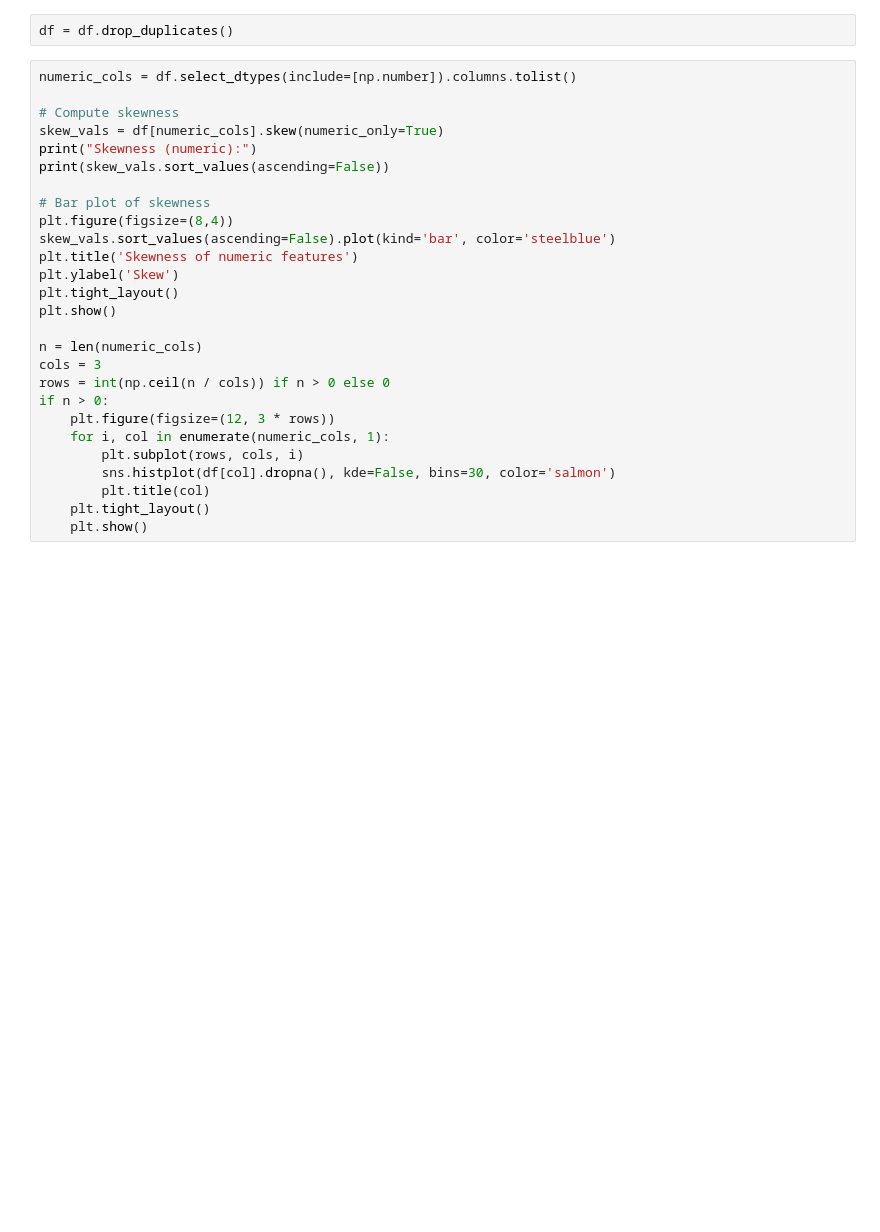
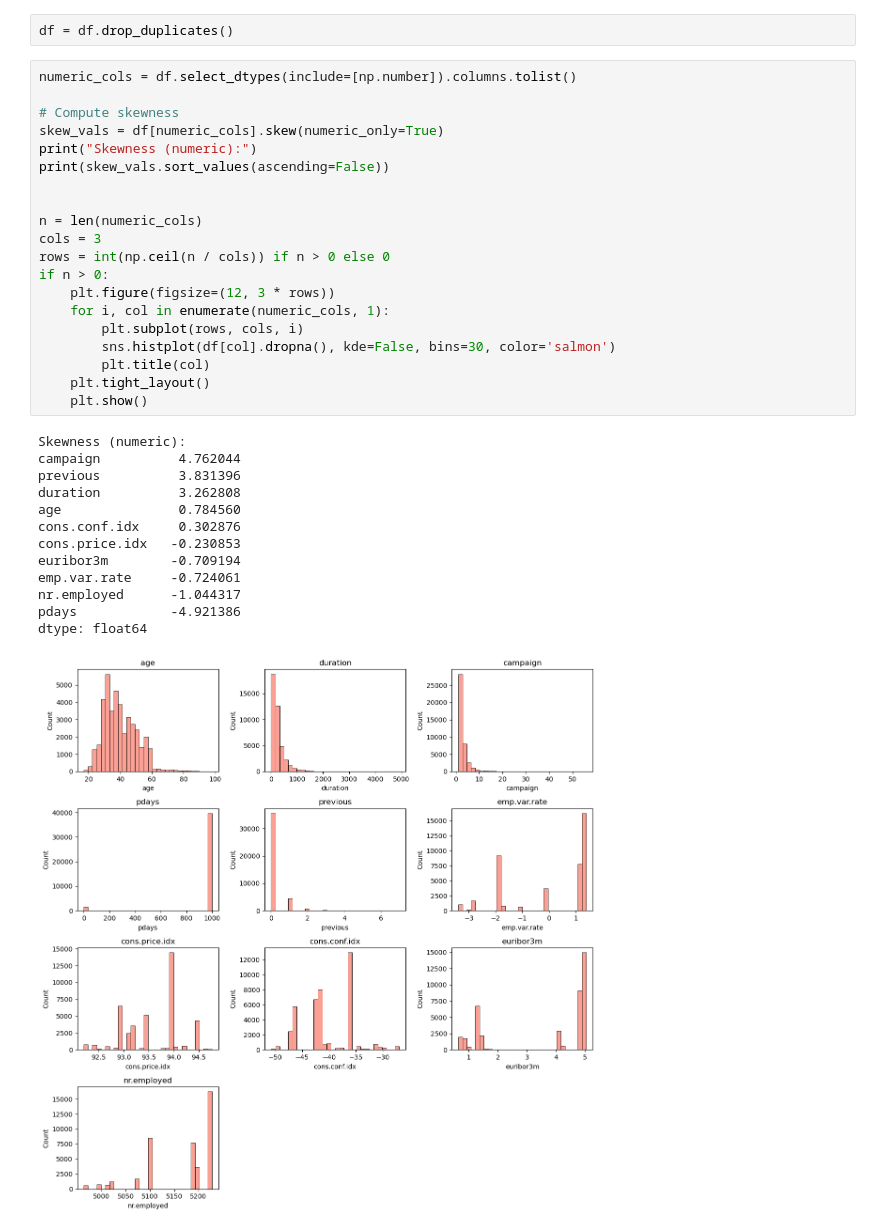
Before and after one commit to Malaravan13/ANN, a Jupyter notebook: code.ipynb, the cells around one changed output. Cells and saved outputs as stored; diff of their text form; blank space fills up the shorter version.

```diff
--- a/code.ipynb
+++ b/code.ipynb
@@ -26,30 +48,37 @@ df = df.drop_duplicates()
 # %%
 numeric_cols = df.select_dtypes(include=[np.number]).columns.tolist()
 
 # Compute skewness
 skew_vals = df[numeric_cols].skew(numeric_only=True)
 print("Skewness (numeric):")
 print(skew_vals.sort_values(ascending=False))
 
-# Bar plot of skewness
-plt.figure(figsize=(8,4))
-skew_vals.sort_values(ascending=False).plot(kind='bar', color='steelblue')
-plt.title('Skewness of numeric features')
-plt.ylabel('Skew')
-plt.tight_layout()
-plt.show()
 
 n = len(numeric_cols)
 cols = 3
 rows = int(np.ceil(n / cols)) if n > 0 else 0
 if n > 0:
     plt.figure(figsize=(12, 3 * rows))
     for i, col in enumerate(numeric_cols, 1):
         plt.subplot(rows, cols, i)
         sns.histplot(df[col].dropna(), kde=False, bins=30, color='salmon')
         plt.title(col)
     plt.tight_layout()
     plt.show()
+# %% [output]
+Skewness (numeric):
+campaign          4.762044
+previous          3.831396
+duration          3.262808
+age               0.784560
+cons.conf.idx     0.302876
+cons.price.idx   -0.230853
+euribor3m        -0.709194
+emp.var.rate     -0.724061
+nr.employed      -1.044317
+pdays            -4.921386
+dtype: float64
+[figure, added]
 # %%
 features = [
     'age','job','marital','education','default','housing','loan',
```
Also changed, not shown: parts of 6 cells of this notebook, 2 other files.
